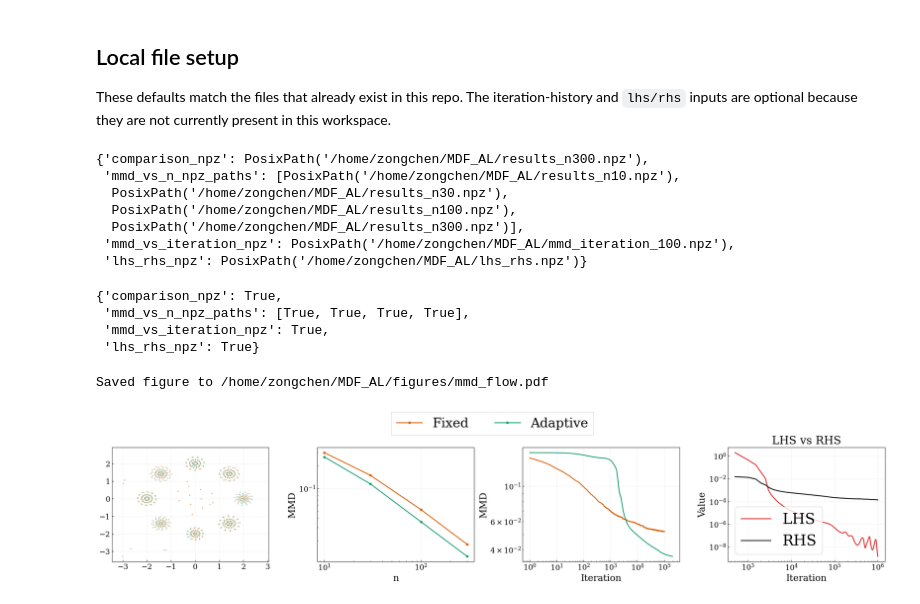
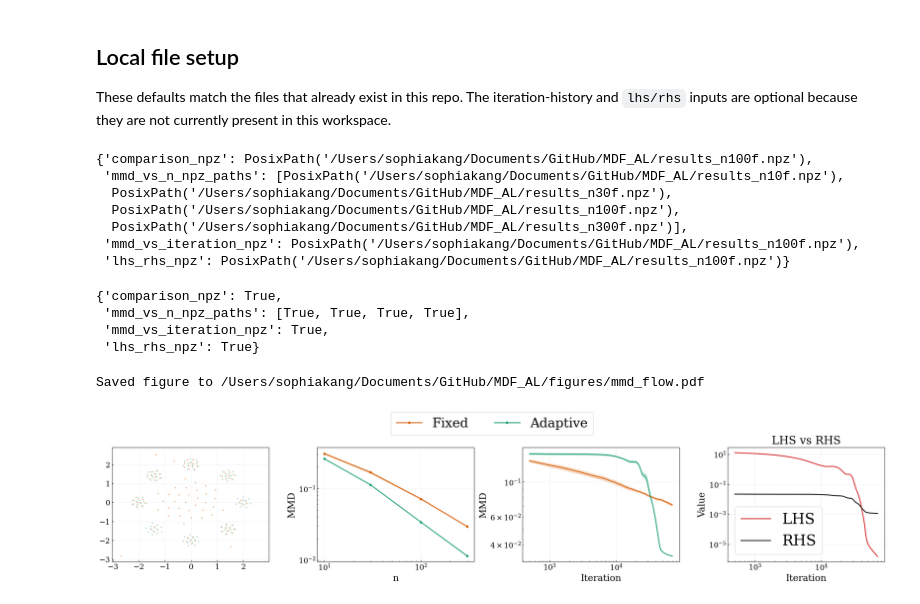
Before and after one commit to seulkang0518/MDF_AL, a Jupyter notebook: mmd_flow_plotting.ipynb, the cells around one changed output. Cells and saved outputs as stored; diff of their text form; code cells hidden in the pictures.

```diff
--- a/mmd_flow_plotting.ipynb
+++ b/mmd_flow_plotting.ipynb
@@ -358,16 +535,16 @@ def make_four_panel_figure(
 
 These defaults match the files that already exist in this repo. The iteration-history and `lhs/rhs` inputs are optional because they are not currently present in this workspace.
 # %%
-comparison_npz = RESULTS_DIR / "results_n300.npz"
+comparison_npz = RESULTS_DIR / "results_n100f.npz"
 mmd_vs_n_npz_paths = [
-    RESULTS_DIR / "results_n10.npz",
-    RESULTS_DIR / "results_n30.npz",
-    RESULTS_DIR / "results_n100.npz",
-    RESULTS_DIR / "results_n300.npz",
+    RESULTS_DIR / "results_n10f.npz",
+    RESULTS_DIR / "results_n30f.npz",
+    RESULTS_DIR / "results_n100f.npz",
+    RESULTS_DIR / "results_n300f.npz",
 ]
 mmd_vs_n_ns = [10, 30, 100, 300]
-mmd_vs_iteration_npz = RESULTS_DIR / "mmd_iteration_100.npz"
-lhs_rhs_npz = RESULTS_DIR / "lhs_rhs.npz"
+mmd_vs_iteration_npz = RESULTS_DIR / "results_n100f.npz"
+lhs_rhs_npz = RESULTS_DIR / "results_n100f.npz"
 
 {
     "comparison_npz": comparison_npz,
@@ -376,13 +553,13 @@ lhs_rhs_npz = RESULTS_DIR / "lhs_rhs.npz"
     "lhs_rhs_npz": lhs_rhs_npz,
 }
 # %% [output]
-{'comparison_npz': PosixPath('/home/zongchen/MDF_AL/results_n300.npz'),
- 'mmd_vs_n_npz_paths': [PosixPath('/home/zongchen/MDF_AL/results_n10.npz'),
-  PosixPath('/home/zongchen/MDF_AL/results_n30.npz'),
-  PosixPath('/home/zongchen/MDF_AL/results_n100.npz'),
-  PosixPath('/home/zongchen/MDF_AL/results_n300.npz')],
- 'mmd_vs_iteration_npz': PosixPath('/home/zongchen/MDF_AL/mmd_iteration_100.npz'),
- 'lhs_rhs_npz': PosixPath('/home/zongchen/MDF_AL/lhs_rhs.npz')}
+{'comparison_npz': PosixPath('/Users/sophiakang/Documents/GitHub/MDF_AL/results_n100f.npz'),
+ 'mmd_vs_n_npz_paths': [PosixPath('/Users/sophiakang/Documents/GitHub/MDF_AL/results_n10f.npz'),
+  PosixPath('/Users/sophiakang/Documents/GitHub/MDF_AL/results_n30f.npz'),
+  PosixPath('/Users/sophiakang/Documents/GitHub/MDF_AL/results_n100f.npz'),
+  PosixPath('/Users/sophiakang/Documents/GitHub/MDF_AL/results_n300f.npz')],
+ 'mmd_vs_iteration_npz': PosixPath('/Users/sophiakang/Documents/GitHub/MDF_AL/results_n100f.npz'),
+ 'lhs_rhs_npz': PosixPath('/Users/sophiakang/Documents/GitHub/MDF_AL/results_n100f.npz')}
 # %%
 available_inputs = {
     "comparison_npz": comparison_npz.exists(),
@@ -399,24 +576,25 @@ available_inputs
 # %%
 required_inputs = [comparison_npz, *mmd_vs_n_npz_paths, mmd_vs_iteration_npz, lhs_rhs_npz]
 missing_inputs = [path for path in required_inputs if not path.exists()]
 
 if not missing_inputs:
     fig = make_four_panel_figure(
         comparison_npz=comparison_npz,
         mmd_vs_n_npz_paths=mmd_vs_n_npz_paths,
         mmd_vs_n_ns=mmd_vs_n_ns,
         mmd_vs_iteration_npz=mmd_vs_iteration_npz,
         lhs_rhs_npz=lhs_rhs_npz,
+        se_scale=1.96,
     )
     fig.savefig(OUTPUT_FIGURE, bbox_inches="tight")
     print(f"Saved figure to {OUTPUT_FIGURE}")
 else:
     print(
         f"Figure not rendered because {len(missing_inputs)} source input(s) are missing: "
         + ", ".join(str(path) for path in missing_inputs)
     )
 # %% [output]
-Saved figure to /home/zongchen/MDF_AL/figures/mmd_flow.pdf
+Saved figure to /Users/sophiakang/Documents/GitHub/MDF_AL/figures/mmd_flow.pdf
-[figure, old version]
+[figure, new version]
 # %%
 # Figures render inline in the previous cell and are also saved to OUTPUT_FIGURE.
```
Also changed, not shown: parts of 2 cells of this notebook, 9 other files.
